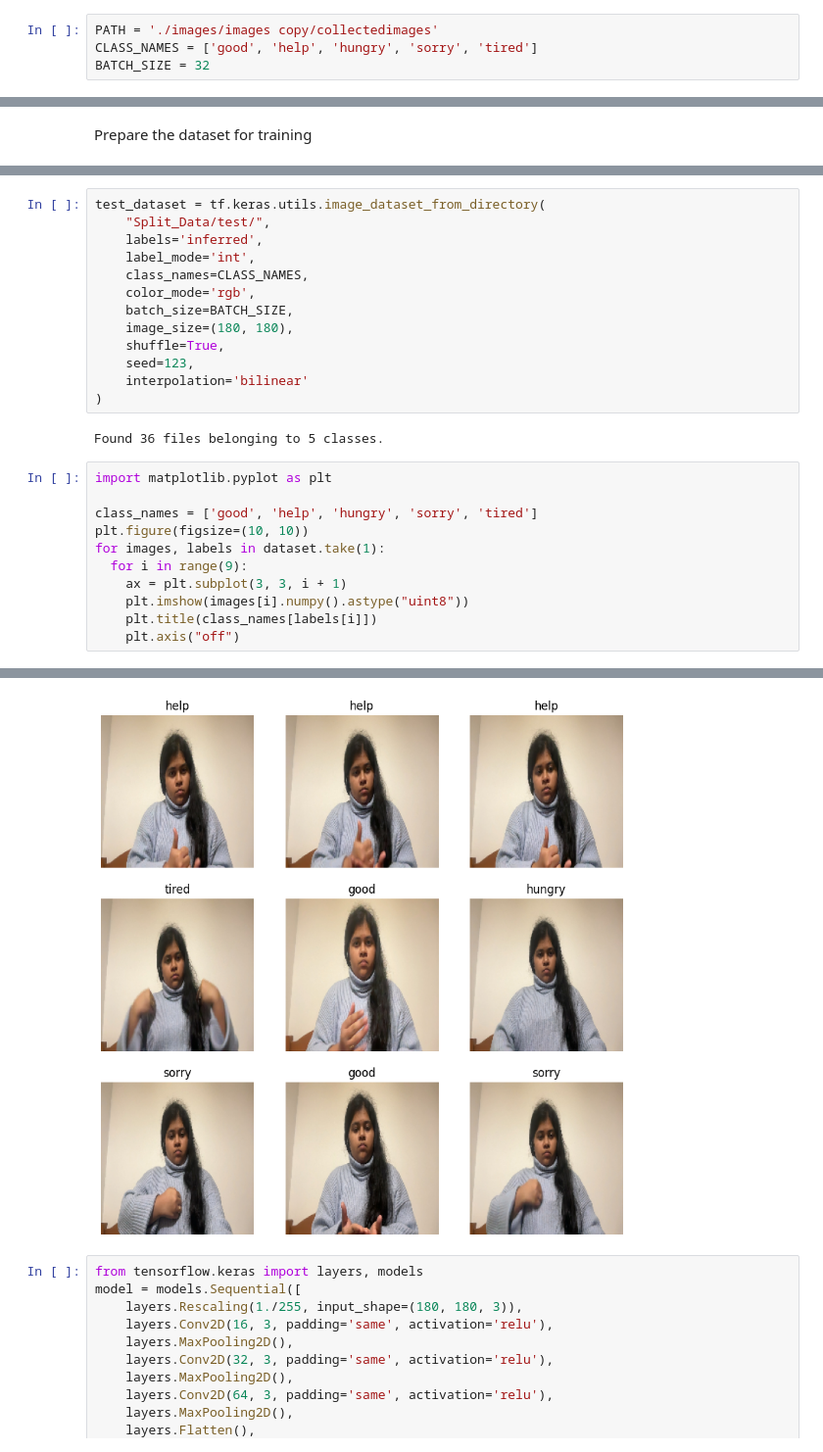
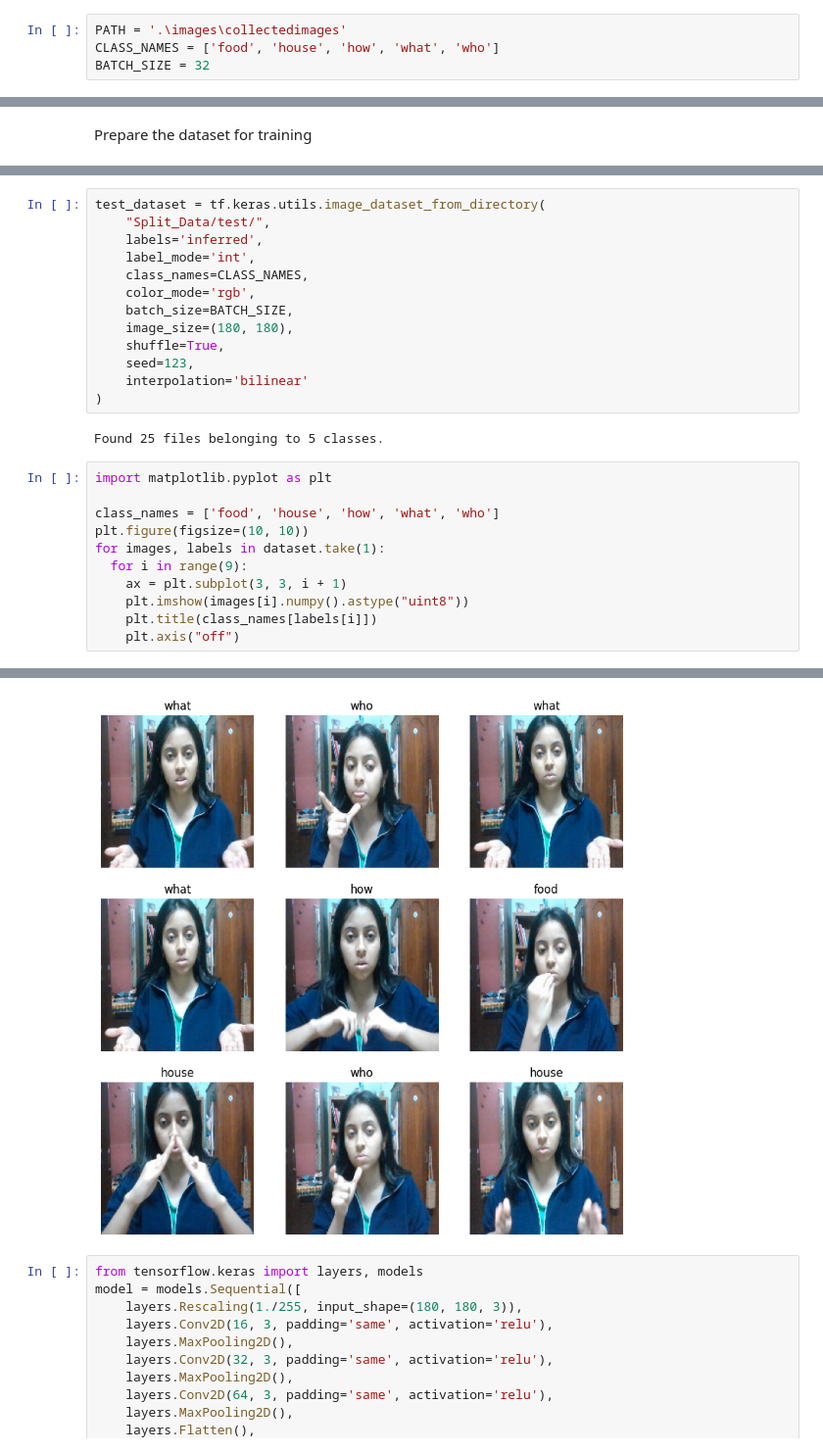
Before and after one commit to SHAIMA-HAQUE/ASL_SIGNS, a Jupyter notebook: dataset.ipynb, the cells around one changed output, grey strips where cells are left out. Shown at 98% size. Saved outputs shown, nothing was run; the diff lists cells and outputs as text.

Commit message:
Ankita's dataset accuracy 1, vid working, omit house,test acc 1

```diff
--- a/dataset.ipynb
+++ b/dataset.ipynb
@@ -27,8 +27,8 @@ Note: you may need to restart the kernel to use updated packages.
 import tensorflow as tf
 import keras
 # %%
-PATH = './images/images copy/collectedimages'
-CLASS_NAMES = ['good', 'help', 'hungry', 'sorry', 'tired']
+PATH = '.\images\collectedimages'
+CLASS_NAMES = ['food', 'house', 'how', 'what', 'who']
 BATCH_SIZE = 32
 # %% [markdown]
 Splitting the dataset into train, test and validation
@@ -94,11 +95,11 @@ test_dataset = tf.keras.utils.image_dataset_from_directory(
     interpolation='bilinear'
 )
 # %% [output]
-Found 36 files belonging to 5 classes.
+Found 25 files belonging to 5 classes.
 # %%
 import matplotlib.pyplot as plt
 
-class_names = ['good', 'help', 'hungry', 'sorry', 'tired']
+class_names = ['food', 'house', 'how', 'what', 'who']
 plt.figure(figsize=(10, 10))
 for images, labels in dataset.take(1):
   for i in range(9):
@@ -111,4 +111,4 @@ for images, labels in dataset.take(1):
-[figure, old version]
+[figure, new version]
 # %%
 from tensorflow.keras import layers, models
 model = models.Sequential([
```
Also changed, not shown: parts of 24 cells of this notebook, 6 other files.
